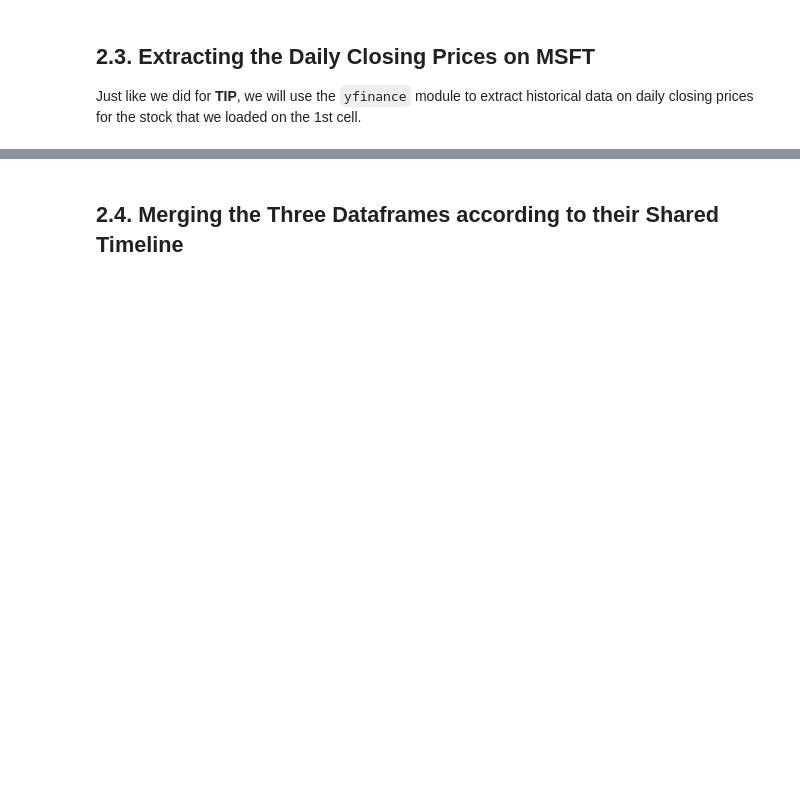
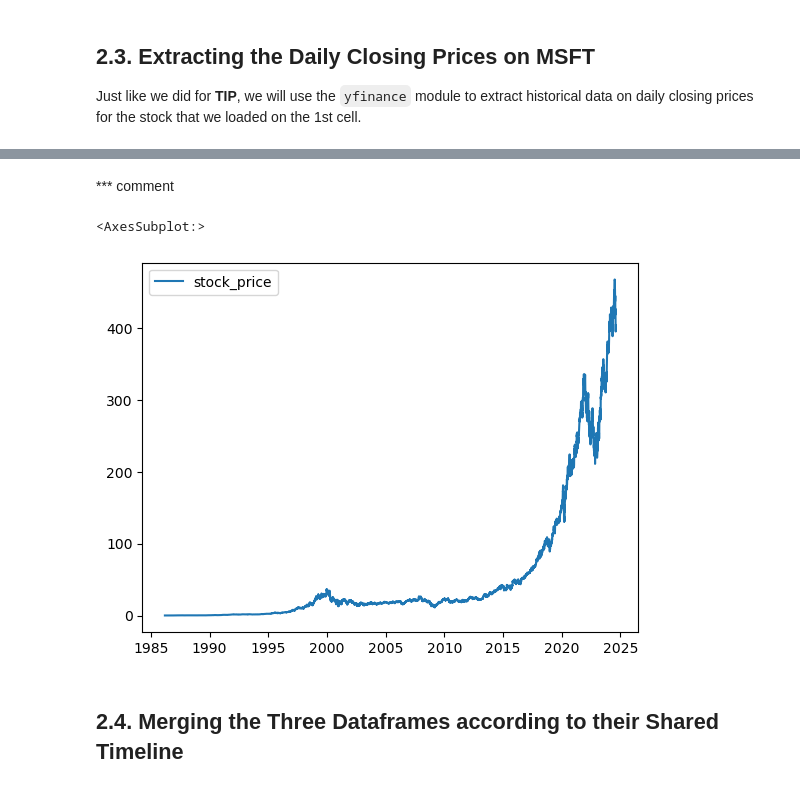
Before and after one commit to laura1machado1delostoyos/MSFTPricePrediction, a Jupyter notebook: Draft_XGBoost_Time_Series_Price_Analysis.ipynb, the cells around one changed output, grey strips where cells are left out. Drawn from its saved outputs; the diff is of its cells as text; code cells hidden in the pictures; blank space fills up the shorter version.

```diff
--- a/Draft_XGBoost_Time_Series_Price_Analysis.ipynb
+++ b/Draft_XGBoost_Time_Series_Price_Analysis.ipynb
@@ -200,3 +219,10 @@ stock
+# %% [markdown]
+*** comment
+# %%
+stock.plot()
+# %% [output]
+<AxesSubplot:>
+[figure, added]
 # %% [markdown]
 ## 2.4. Merging the Three Dataframes according to their Shared Timeline
 # %% [markdown]
```
Also changed, not shown: parts of 12 cells of this notebook.
